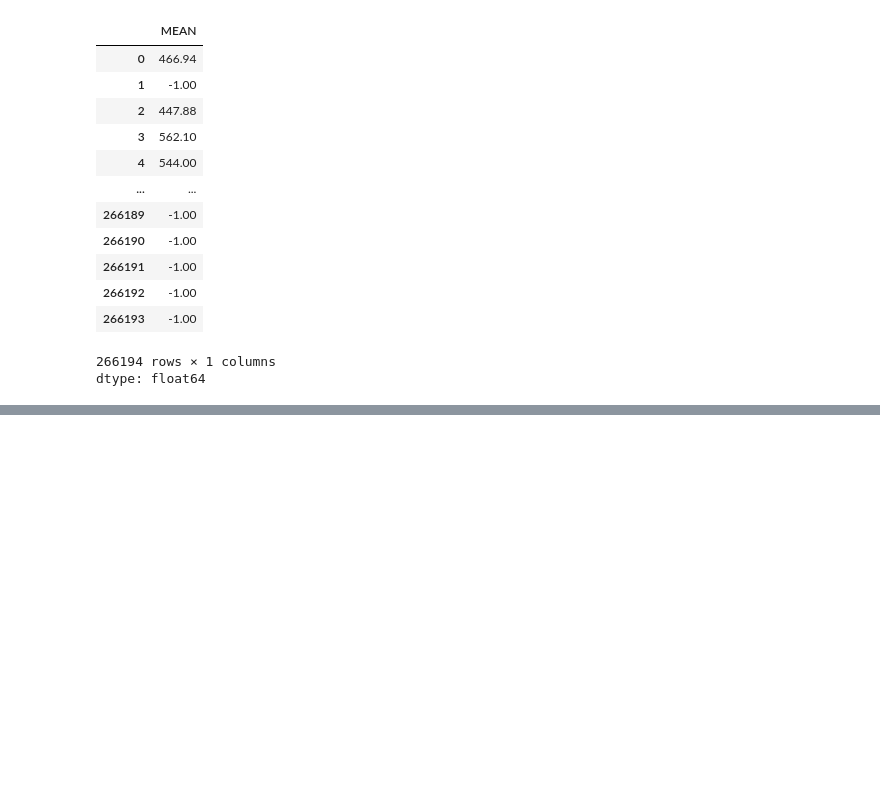
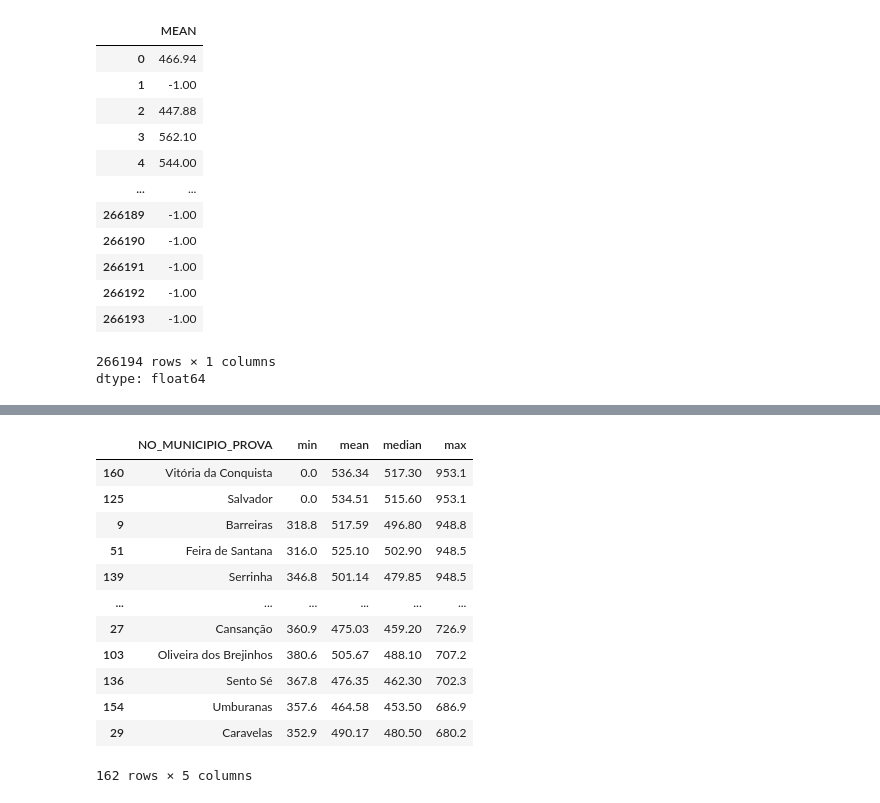
Before and after one commit to leandroclv/python_analise_dados_udemy, a Jupyter notebook: analise_de_dados.ipynb, the cells around one changed output, grey strips where cells are left out. Cells and saved outputs as stored; diff of their text form; code cells hidden in the pictures; blank space fills up the shorter version.

```diff
--- a/analise_de_dados.ipynb
+++ b/analise_de_dados.ipynb
@@ -1112,0 +1171,17 @@ dtype: float64
+# %%
+#Nota média por município
+df.groupby(by=['NO_MUNICIPIO_PROVA'])['NU_NOTA_MT'].agg([np.min, np.mean, np.median, np.max]).reset_index(drop=False).sort_values(by=['max', 'mean', 'median'], ascending=False).round(2)
+# %% [output]
+|  | NO_MUNICIPIO_PROVA | min | mean | median | max |
+| 160 | Vitória da Conquista | 0.0 | 536.34 | 517.30 | 953.1 |
+| 125 | Salvador | 0.0 | 534.51 | 515.60 | 953.1 |
+| 9 | Barreiras | 318.8 | 517.59 | 496.80 | 948.8 |
+| 51 | Feira de Santana | 316.0 | 525.10 | 502.90 | 948.5 |
+| 139 | Serrinha | 346.8 | 501.14 | 479.85 | 948.5 |
+| ... | ... | ... | ... | ... | ... |
+| 27 | Cansanção | 360.9 | 475.03 | 459.20 | 726.9 |
+| 103 | Oliveira dos Brejinhos | 380.6 | 505.67 | 488.10 | 707.2 |
+| 136 | Sento Sé | 367.8 | 476.35 | 462.30 | 702.3 |
+| 154 | Umburanas | 357.6 | 464.58 | 453.50 | 686.9 |
+| 29 | Caravelas | 352.9 | 490.17 | 480.50 | 680.2 |
+162 rows × 5 columns
```
Also changed, not shown: parts of 14 cells of this notebook.
